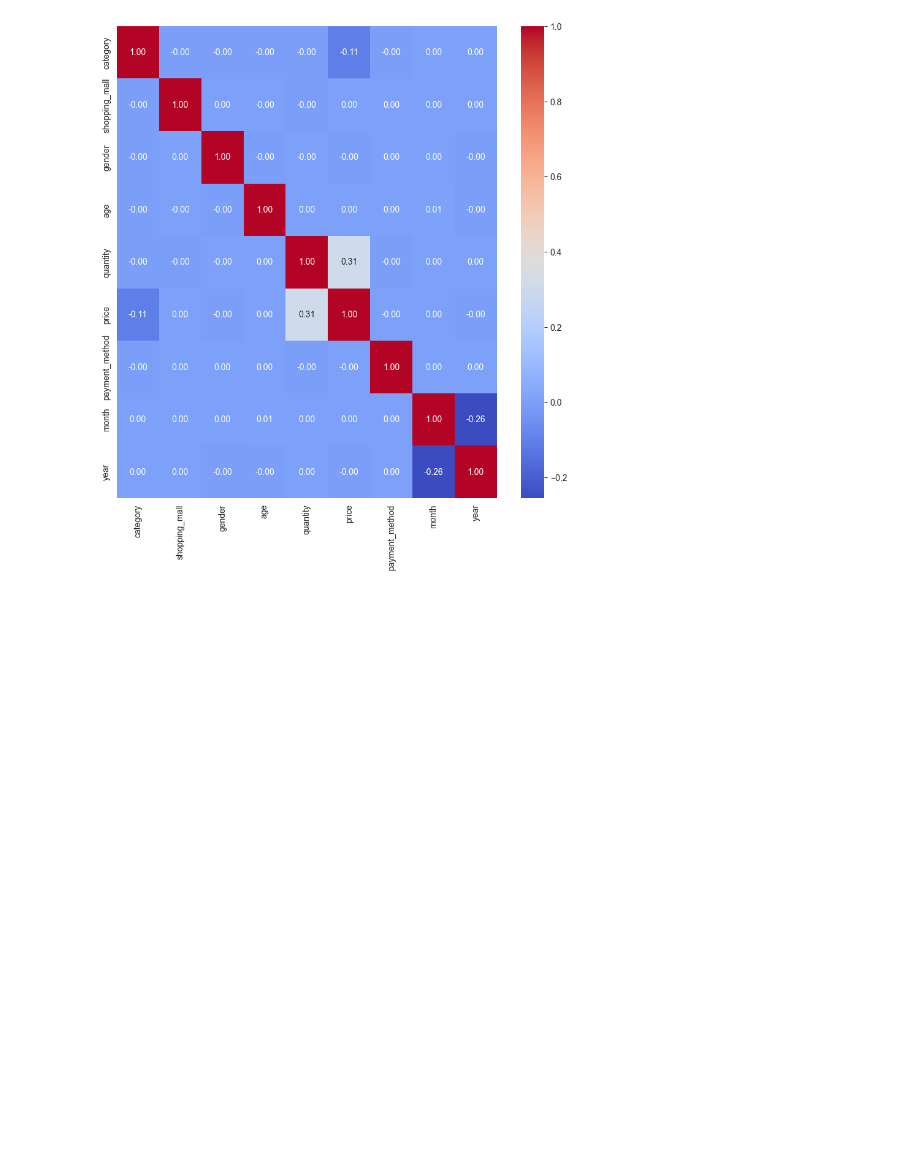
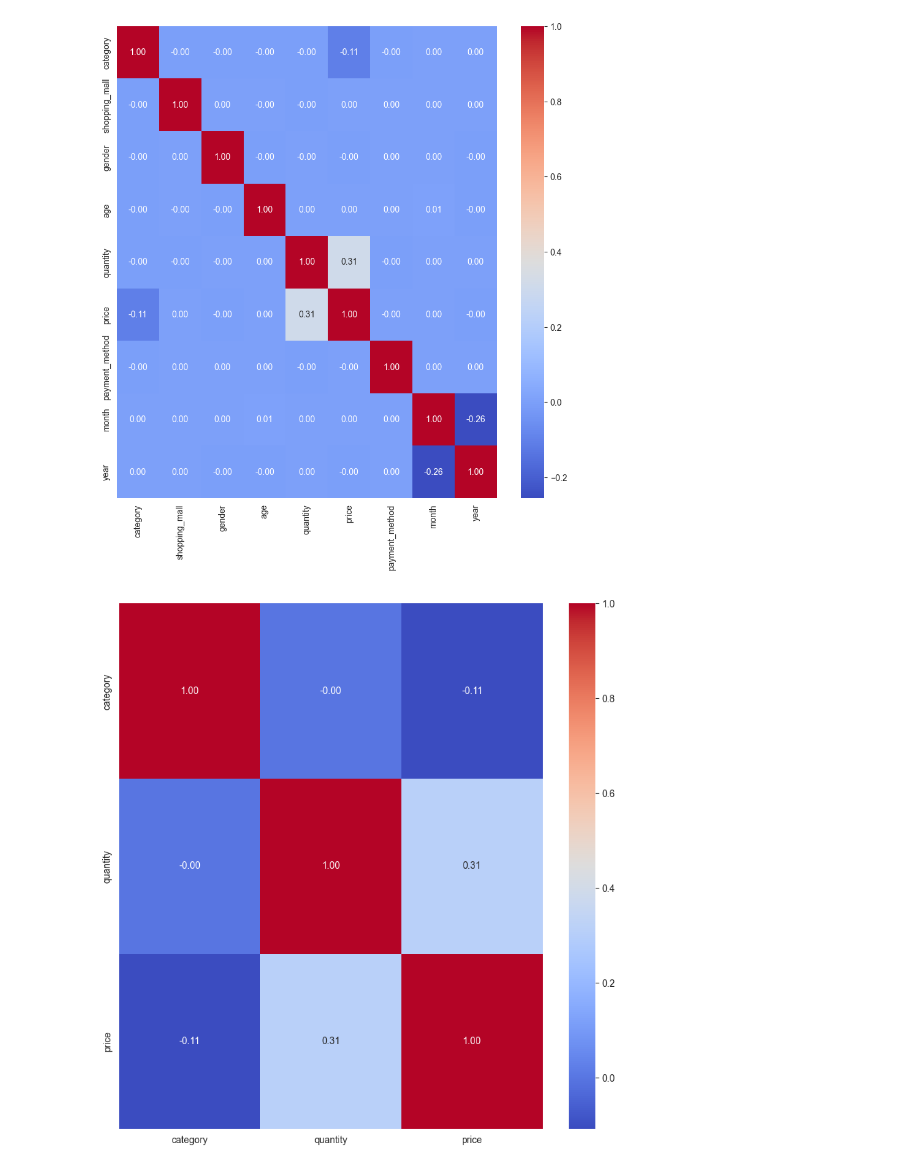
Before and after one commit to pasquale9197/Rainfall-prediction-in-Australia-a-Data-Mining-project, a Jupyter notebook: CustomerShopping progettoDataMining.ipynb, the cells around one changed output. Saved outputs shown, nothing was run; the diff lists cells and outputs as text; code cells hidden in the pictures; blank space fills up the shorter version.

```diff
--- a/CustomerShopping progettoDataMining.ipynb
+++ b/CustomerShopping progettoDataMining.ipynb
@@ -437,8 +411,8 @@ Come si può vedere dal grafico e dalla funzione, il 59% delle persone che acqui
 #### CORRELAZIONE
 Stampo e mostro in un grafico la matrice di correlazione delle feature così da capire quali sono gli attributi che hanno una maggiore importanza
 # %%
-df_cat= dfBalanced.select_dtypes(include=['object']) #attributi categorici
-df_num= dfBalanced.select_dtypes(include=[np.number]) #attributi numerici
+df_cat= dfCategories.select_dtypes(include=['object']) #attributi categorici
+df_num= dfCategories.select_dtypes(include=[np.number]) #attributi numerici
 df_num.head()
 # %% [output]
 |  | gender | age | quantity | price | payment_method | month | year |
@@ -468,3 +442,13 @@ sb.heatmap(matr_corr, annot=True, cmap='coolwarm', fmt=".2f")
 plt.show()
 # %% [output]
 [figure]
+# %%
+dfNew = df_encoded.copy()
+dfNew.drop(columns=['year', 'month', 'payment_method', 'age', 'gender', 'shopping_mall'], inplace=True)
+matrix_corr = dfNew.corr()
+#uso una heatmap per mostrare la matrice di correlazione
+plt.figure(figsize=(10,10))
+sb.heatmap(matrix_corr, annot=True, cmap='coolwarm', fmt=".2f")
+plt.show()
+# %% [output]
+[figure, added]
```
Also changed, not shown: parts of 29 cells of this notebook, 2 other files.
